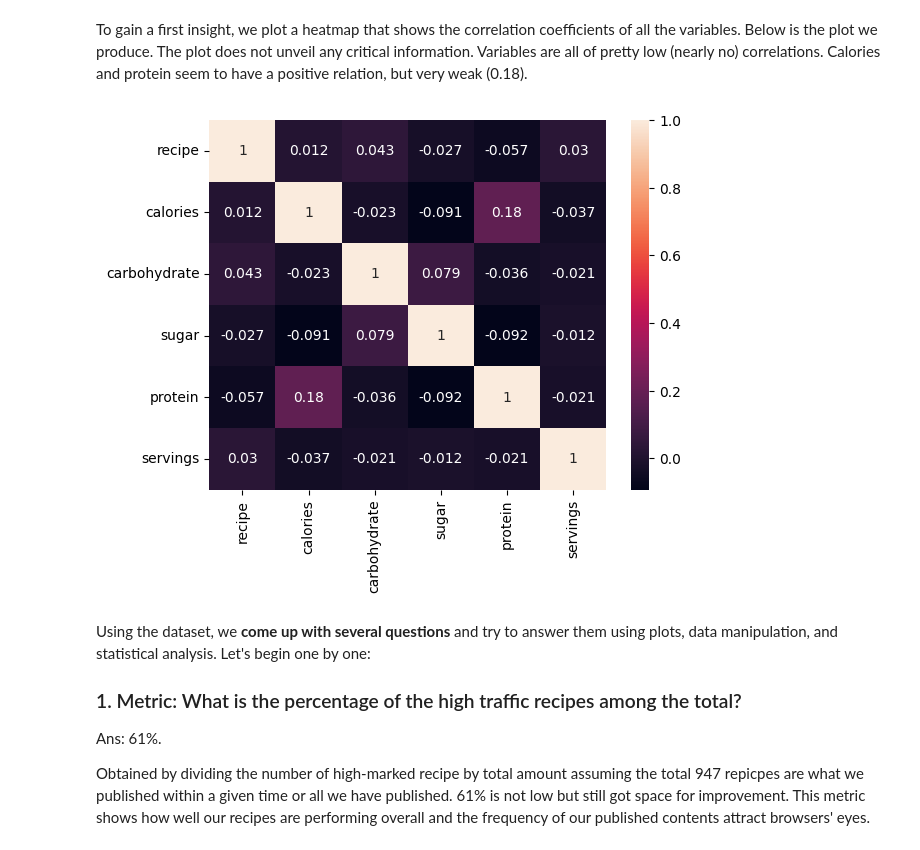
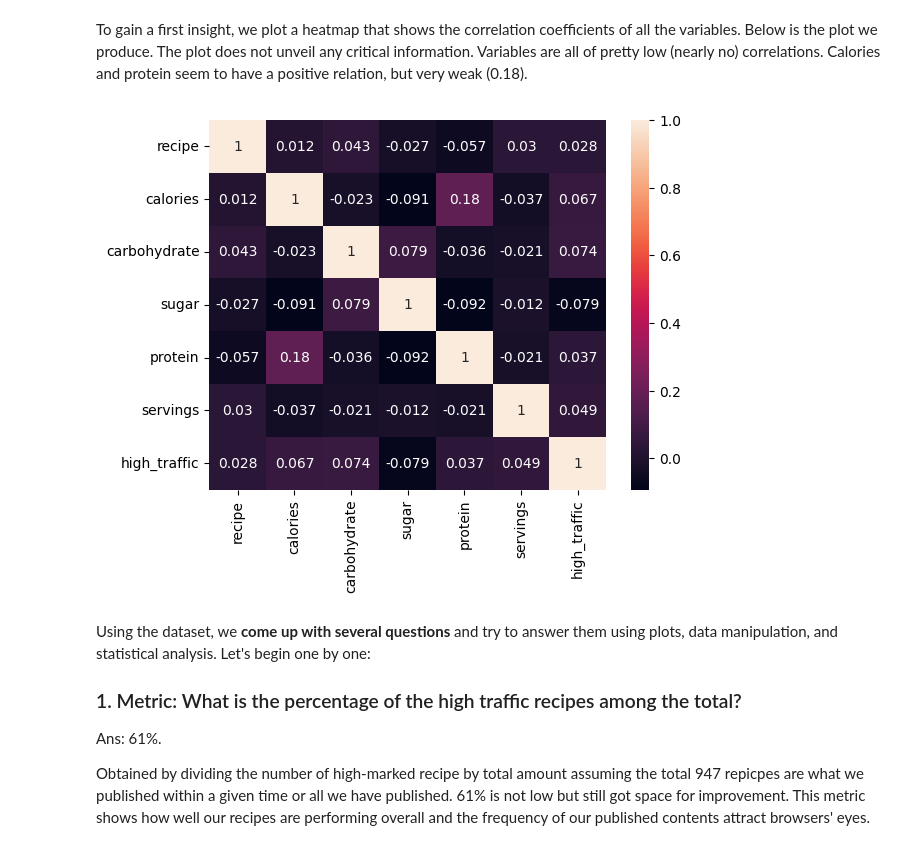
Before and after one commit to yrwang0913/Recipe_site_traffic_analysis, a Jupyter notebook: Recipe_site_traffic_analysis.ipynb, the cells around one changed output. Saved outputs shown, nothing was run; the diff lists cells and outputs as text; code cells hidden in the pictures.

```diff
--- a/Recipe_site_traffic_analysis.ipynb
+++ b/Recipe_site_traffic_analysis.ipynb
@@ -213,10 +213,10 @@ After cleaning our data, we start doing some EDA to gain some insights. In this
 To gain a first insight, we plot a heatmap that shows the correlation coefficients of all the variables. Below is the plot we produce. The plot does not unveil any critical information. Variables are all of pretty low (nearly no) correlations. Calories and protein seem to have a positive relation, but very weak (0.18).
 # %%
 #Heatmap that shows the correlation coefficients of variables
-sns.heatmap(df.corr(), annot=True)
+sns.heatmap(df.drop(columns=['category']).corr(), annot=True)
 plt.show()
 # %% [output]
-[figure, old version]
+[figure, new version]
 # %% [markdown]
 Using the dataset, we **come up with several questions** and try to answer them using plots, data manipulation, and statistical analysis. Let's begin one by one:
 
```
Also changed, not shown: parts of 13 cells of this notebook.
